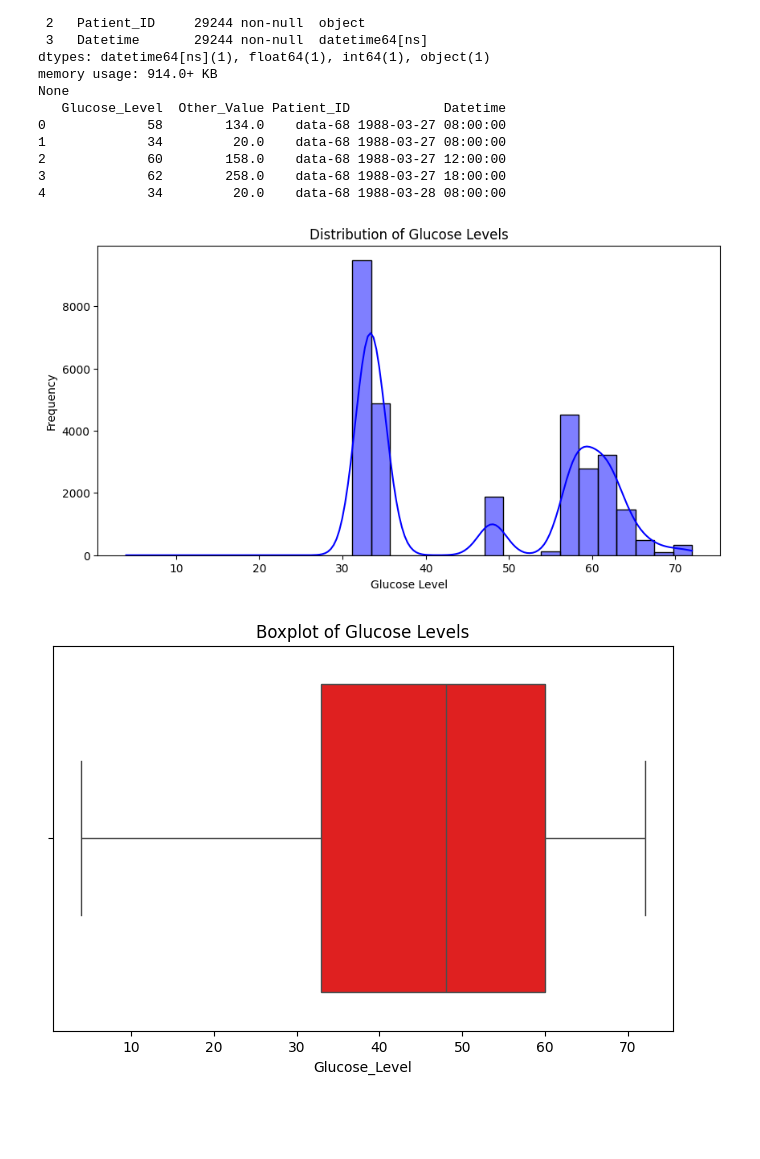
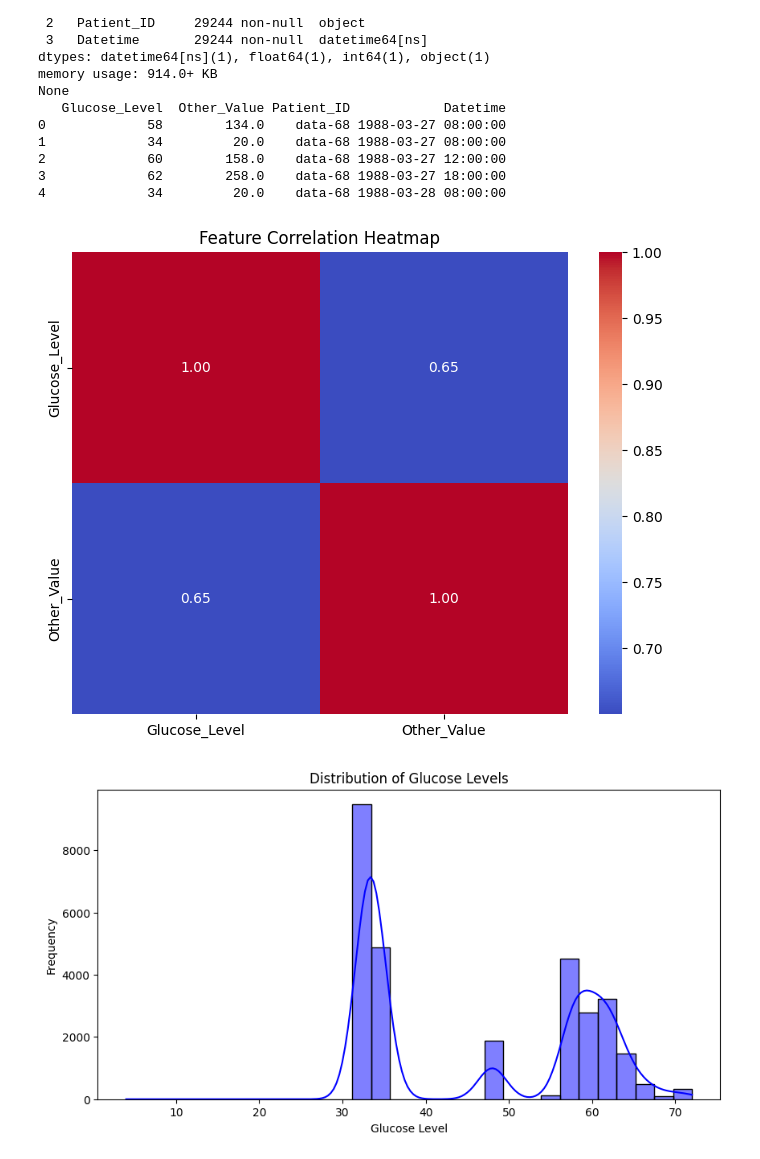
Before and after one commit to victoriyayeotobo/ANN-CW1, a Jupyter notebook: ANN.ipynb, the cells around one changed output. Drawn from its saved outputs; the diff is of its cells as text; code cells hidden in the pictures; blank space fills up the shorter version.

```diff
--- a/ANN.ipynb
+++ b/ANN.ipynb
@@ -53,5 +67,4 @@ import os
 # %%
-
 # Set path to the folder containing your dataset
 data_dir = "/content/drive/My Drive/diabetes_dataset"
 
@@ -77,6 +90,15 @@ for file in data_files:
     except Exception as e:
         print(f"Error reading {file}: {e}")
 
+
+final_df = pd.concat(df_list, ignore_index=True)
+final_df["Datetime"] = pd.to_datetime(final_df["Date"] + " " + final_df["Time"], errors="coerce")
+final_df.drop(columns=["Date", "Time"], inplace=True)
+final_df.dropna(subset=["Datetime"], inplace=True)
+final_df = final_df[final_df["Glucose_Level"] > 0]
+final_df.sort_values(by="Datetime", inplace=True)
+final_df.reset_index(drop=True, inplace=True)
+
 # Combine all data into a single DataFrame
 final_df = pd.concat(df_list, ignore_index=True)
 
@@ -191,28 +199,36 @@ None
 4             34         20.0    data-68 1988-03-28 08:00:00
 # %%
 # Step 3: Exploratory Data Analysis (EDA)
+
+# Correlation Analysis
+numeric_df = final_df.select_dtypes(include=np.number)  # Select only numeric columns
+
+plt.figure(figsize=(8, 6))
+sns.heatmap(numeric_df.corr(), annot=True, cmap="coolwarm", fmt=".2f")  # Use numeric_df
+plt.title("Feature Correlation Heatmap")
+plt.show()
 
 # Glucose Level Distribution
 plt.figure(figsize=(10, 5))
 sns.histplot(final_df["Glucose_Level"], bins=30, kde=True, color='blue')
 plt.title("Distribution of Glucose Levels")
 plt.xlabel("Glucose Level")
 plt.ylabel("Frequency")
 plt.show()
 
 # Outlier Detection using Boxplot
 plt.figure(figsize=(8, 5))
 sns.boxplot(x=final_df["Glucose_Level"], color='red')
 plt.title("Boxplot of Glucose Levels")
 plt.show()
 
 # Trend Analysis: Glucose Levels Over Time
 plt.figure(figsize=(12, 6))
 sns.lineplot(x=final_df["Datetime"], y=final_df["Glucose_Level"], hue=final_df["Patient_ID"], alpha=0.5, legend=False)
 plt.title("Glucose Level Trends Over Time")
 plt.xlabel("Datetime")
 plt.ylabel("Glucose Level")
 plt.show()
 # %% [output]
-[figure, old version]
+[figure, new version]
-[figure, old version]
+[figure, new version]
```
Also changed, not shown: parts of 19 cells of this notebook.
